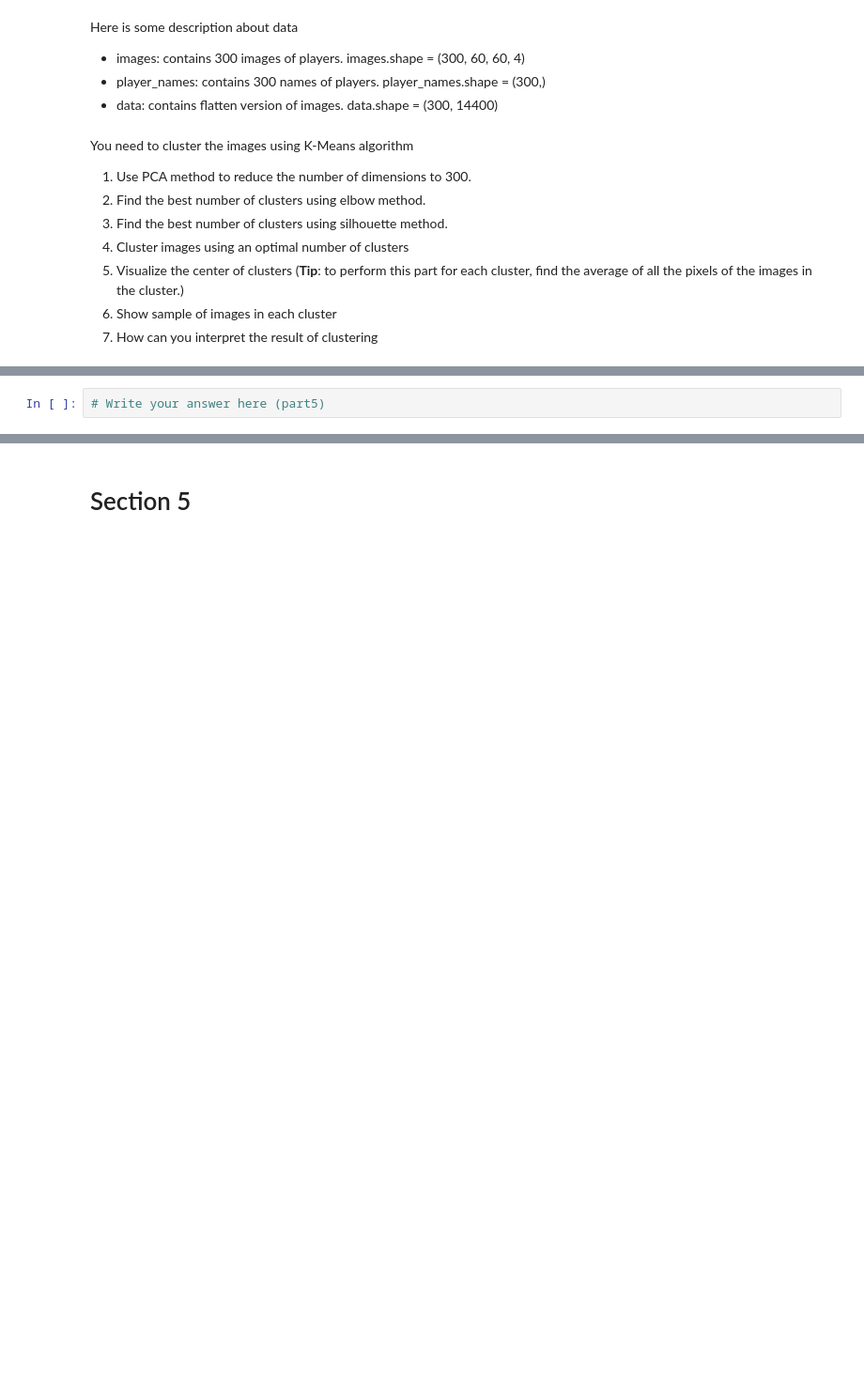
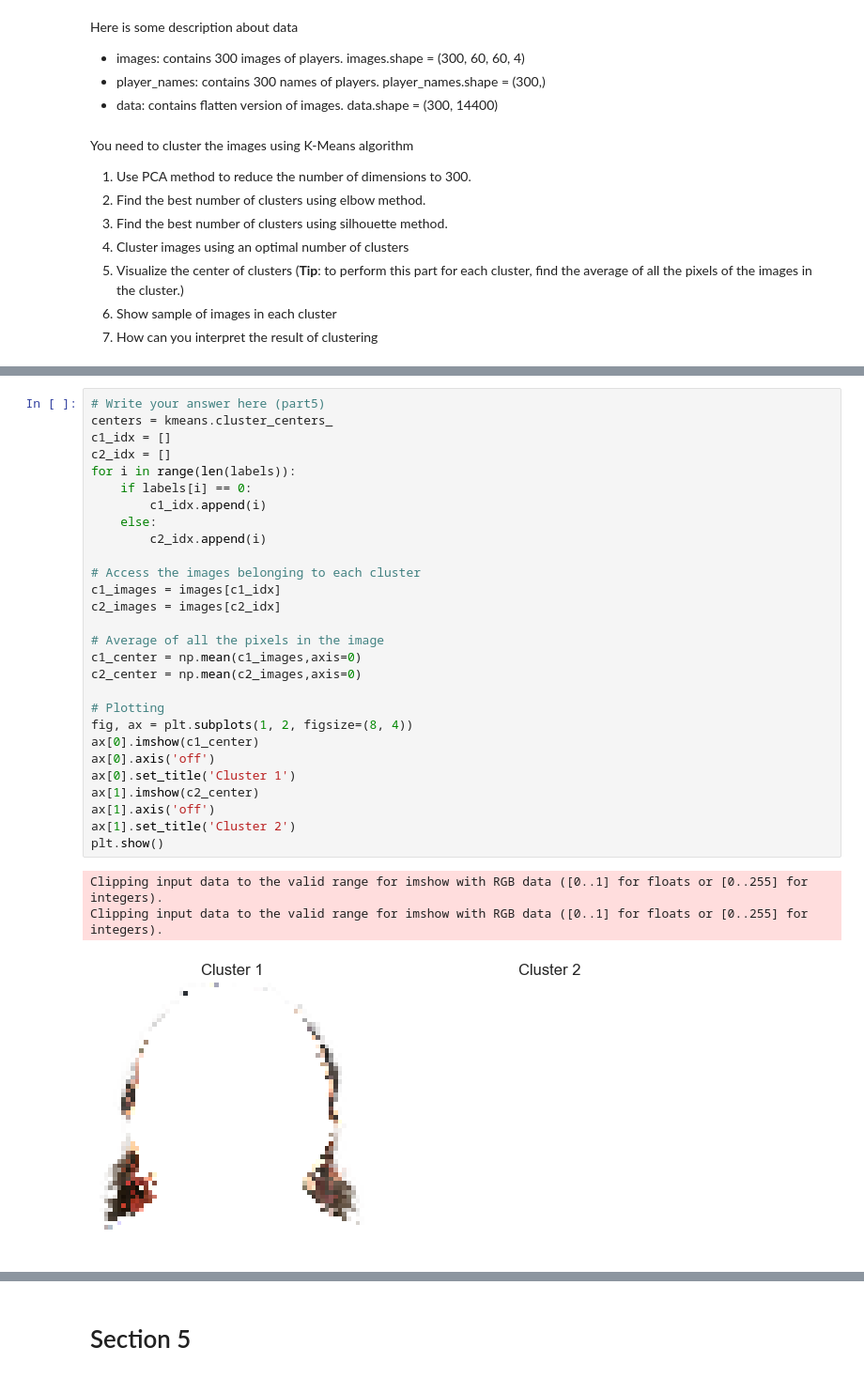
Before and after one commit to Sachin-Sarathe/ABI-Assignment, a Jupyter notebook: vineeth/Assignment#2.ipynb, the cells around one changed output, grey strips where cells are left out. Shown at 94% size. Saved outputs shown, nothing was run; the diff lists cells and outputs as text; blank space fills up the shorter version.

```diff
--- a/vineeth/Assignment#2.ipynb
+++ b/vineeth/Assignment#2.ipynb
@@ -538,4 +616,34 @@ You need to cluster the images using K-Means algorithm
 # %%
 # Write your answer here (part5)
+centers = kmeans.cluster_centers_
+c1_idx = []
+c2_idx = []
+for i in range(len(labels)):
+    if labels[i] == 0:
+        c1_idx.append(i)
+    else:
+        c2_idx.append(i)
+
+# Access the images belonging to each cluster
+c1_images = images[c1_idx]
+c2_images = images[c2_idx]
+
+# Average of all the pixels in the image
+c1_center = np.mean(c1_images,axis=0)
+c2_center = np.mean(c2_images,axis=0)
+
+# Plotting
+fig, ax = plt.subplots(1, 2, figsize=(8, 4))
+ax[0].imshow(c1_center)
+ax[0].axis('off')
+ax[0].set_title('Cluster 1')
+ax[1].imshow(c2_center)
+ax[1].axis('off')
+ax[1].set_title('Cluster 2')
+plt.show()
+# %% [output]
+Clipping input data to the valid range for imshow with RGB data ([0..1] for floats or [0..255] for integers).
+Clipping input data to the valid range for imshow with RGB data ([0..1] for floats or [0..255] for integers).
+[figure, added]
 # %%
 # Write your answer here (part6)
```
Also changed, not shown: parts of 11 cells of this notebook, 1 other file.
